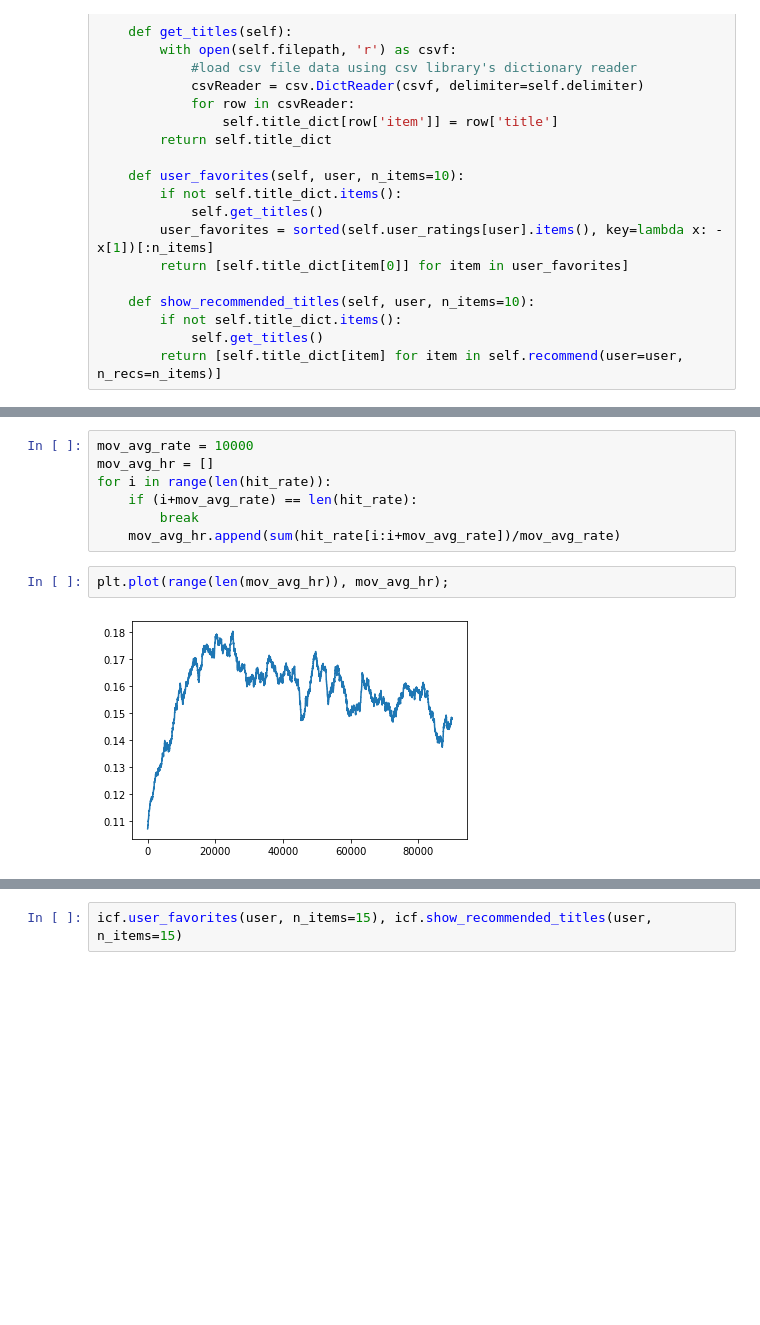
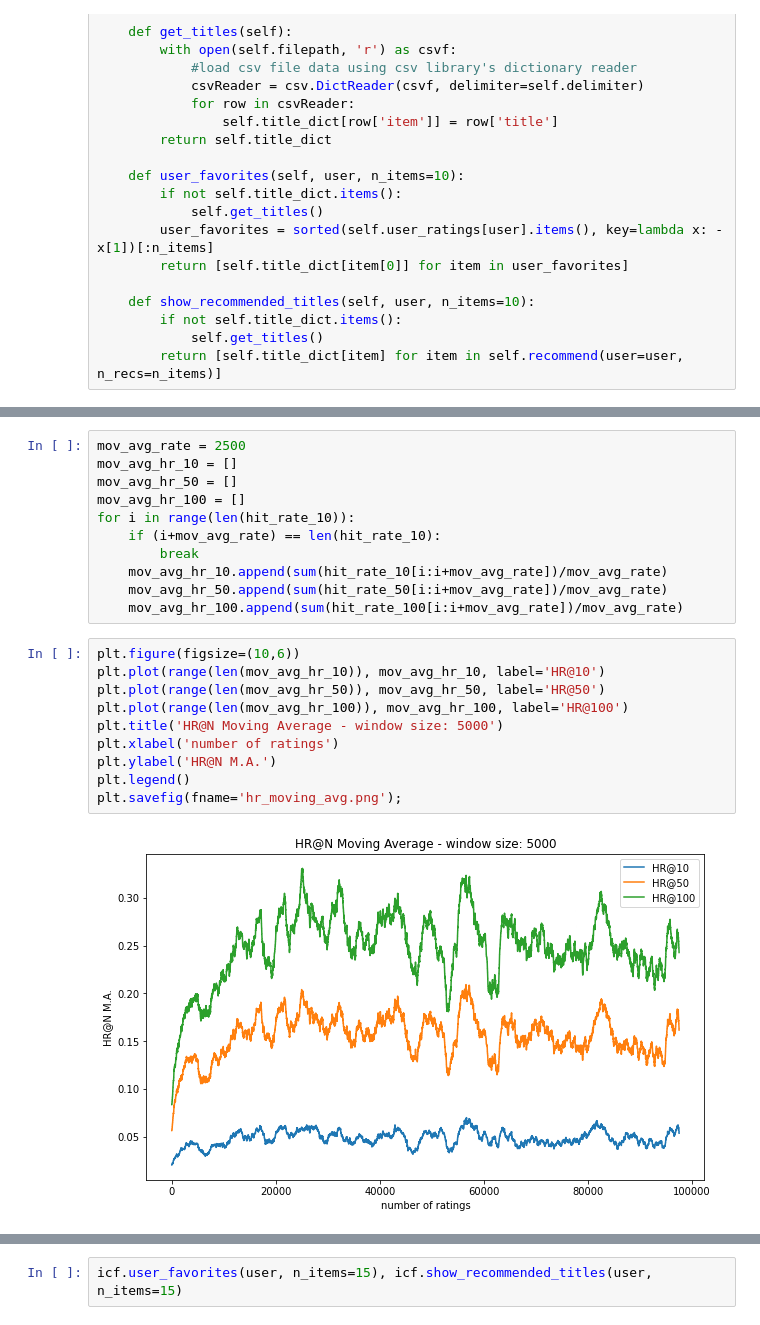
Before and after one commit to Key0412/Incremental-Collaborative-Filtering-DSM-project-1, a Jupyter notebook: experiments.ipynb, the cells around one changed output, grey strips where cells are left out. Cells and saved outputs as stored; diff of their text form; blank space fills up the shorter version.

Commit message:
update plots, save figure

```diff
--- a/experiments.ipynb
+++ b/experiments.ipynb
@@ -228,13 +245,25 @@ for user, item, rating in stream(filepath='ml_100k.csv', delimiter='\t', max_cas
     icf.run(user, item, rating)
 # %%
-mov_avg_rate = 10000
-mov_avg_hr = []
-for i in range(len(hit_rate)):
-    if (i+mov_avg_rate) == len(hit_rate):
+mov_avg_rate = 2500
+mov_avg_hr_10 = []
+mov_avg_hr_50 = []
+mov_avg_hr_100 = []
+for i in range(len(hit_rate_10)):
+    if (i+mov_avg_rate) == len(hit_rate_10):
         break
-    mov_avg_hr.append(sum(hit_rate[i:i+mov_avg_rate])/mov_avg_rate)
+    mov_avg_hr_10.append(sum(hit_rate_10[i:i+mov_avg_rate])/mov_avg_rate)
+    mov_avg_hr_50.append(sum(hit_rate_50[i:i+mov_avg_rate])/mov_avg_rate)
+    mov_avg_hr_100.append(sum(hit_rate_100[i:i+mov_avg_rate])/mov_avg_rate)
-# %%
-plt.plot(range(len(mov_avg_hr)), mov_avg_hr);
-# %% [output]
-[figure, removed]
+# %%
+plt.figure(figsize=(10,6))
+plt.plot(range(len(mov_avg_hr_10)), mov_avg_hr_10, label='HR@10')
+plt.plot(range(len(mov_avg_hr_50)), mov_avg_hr_50, label='HR@50')
+plt.plot(range(len(mov_avg_hr_100)), mov_avg_hr_100, label='HR@100')
+plt.title('HR@N Moving Average - window size: 5000')
+plt.xlabel('number of ratings')
+plt.ylabel('HR@N M.A.')
+plt.legend()
+plt.savefig(fname='hr_moving_avg.png');
+# %% [output]
+[figure, added]
 # %%
```
Also changed, not shown: parts of 3 cells of this notebook, 1 other file.
